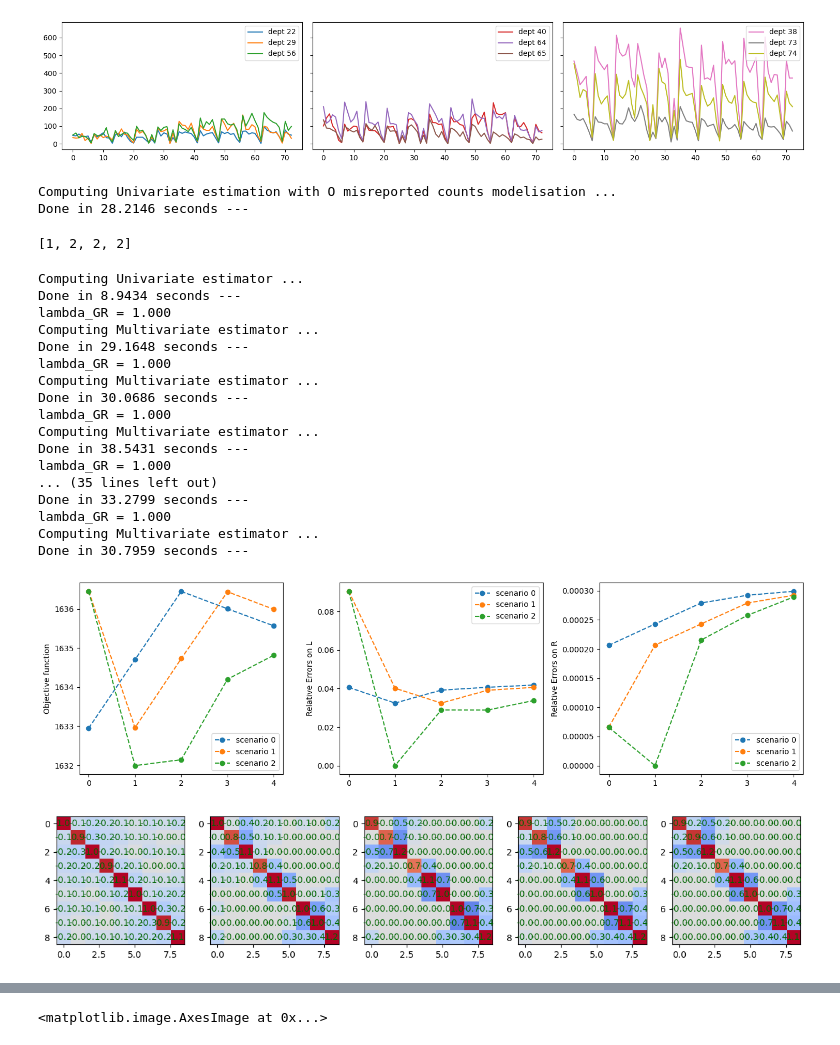
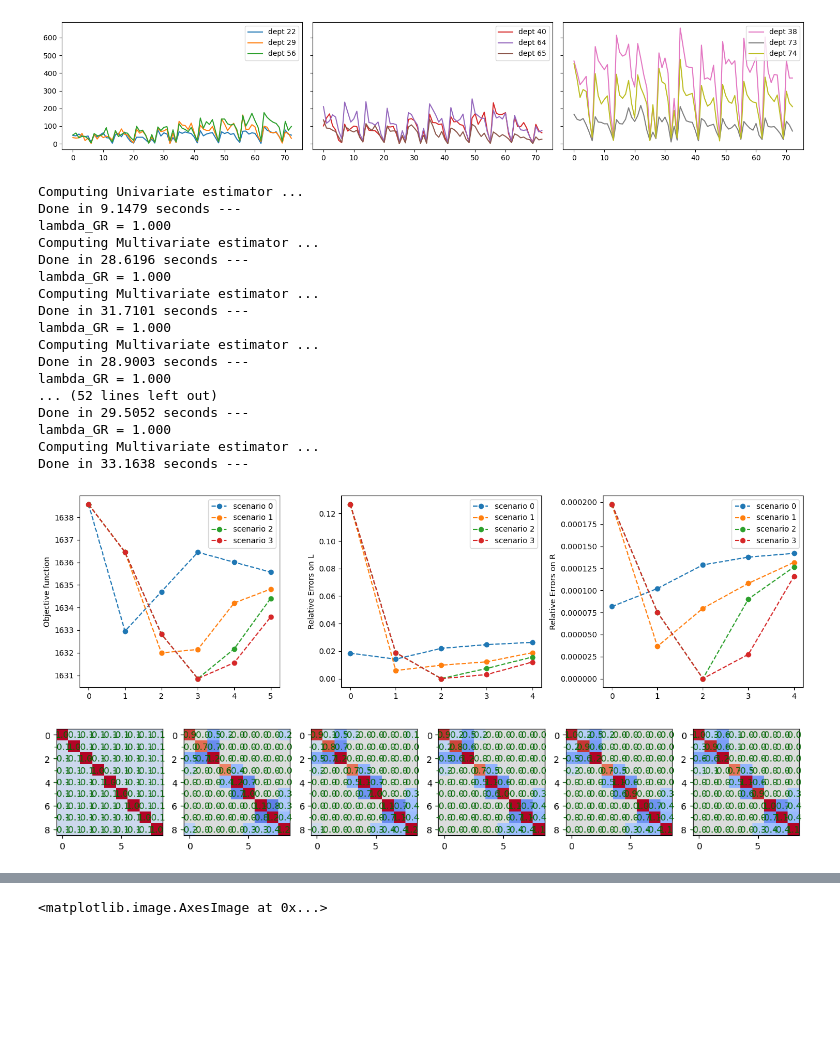
Before and after one commit to elasalle/Covid_R_L_estim, a Jupyter notebook: test_laplacianLearning_fr_dept.ipynb, the cells around one changed output, grey strips where cells are left out. Saved outputs shown, nothing was run; the diff lists cells and outputs as text; code cells hidden in the pictures; blank space fills up the shorter version.

```diff
--- a/test_laplacianLearning_fr_dept.ipynb
+++ b/test_laplacianLearning_fr_dept.ipynb
@@ -118,17 +71,7 @@ First day : 2020-12-01
 [figure]
 # %%
 # get R estim with O as a reference
-RestimUO = Rt_U_O(ZData, 3.5, 0.03, options=options)
+# RestimUO = Rt_U_O(ZData, 3.5, 0.03, options=options)
-# %% [output]
-Computing Univariate estimation with O misreported counts modelisation ...
-Done in 28.2146 seconds ---
-# %%
-l = [1,2]
-if len(l)<4:
-    l = l + [l[-1]]*(4-len(l))
-l
-# %% [output]
-[1, 2, 2, 2]
 # %%
 reload(Rt_L)
 
@@ -140,7 +83,7 @@ init_param = {"options":options, "lambdaU_pwlin": 20}
 
 #optim param
 lambda_Fro = 0.25
-lambda_GRs = [ [1.] , [0.1, 1.], [0.1, 0.5, 1.]]
+lambda_GRs = [ [1.] , [0.1, 0.5, 1.], [0.1, 0.4, 0.7, 1.], [0.1, 0.4, 0.7, 0.85, 1.] ]
 lambda_pwlin = 20
 
 various_Rs, various_Ls, various_objs = [], [], []
@@ -149,22 +92,22 @@ for lambda_GR in lambda_GRs:
     various_Rs.append(Restims), various_Ls.append(Lestims), various_objs.append(objs)
 # %% [output]
 Computing Univariate estimator ...
-Done in 8.9434 seconds ---
+Done in 9.1479 seconds ---
 lambda_GR = 1.000
 Computing Multivariate estimator ...
-Done in 29.1648 seconds ---
+Done in 28.6196 seconds ---
 lambda_GR = 1.000
 Computing Multivariate estimator ...
-Done in 30.0686 seconds ---
+Done in 31.7101 seconds ---
 lambda_GR = 1.000
 Computing Multivariate estimator ...
-Done in 38.5431 seconds ---
+Done in 28.9003 seconds ---
 lambda_GR = 1.000
-... (35 lines left out)
-Done in 33.2799 seconds ---
+... (52 lines left out)
+Done in 29.5052 seconds ---
 lambda_GR = 1.000
 Computing Multivariate estimator ...
-Done in 30.7959 seconds ---
+Done in 33.1638 seconds ---
 # %%
 various_objs = np.array(various_objs)
 
@@ -188,33 +131,33 @@ axs[0].plot(various_objs.T, "--o", label=["scenario {}".format(i) for i in range
 axs[0].set_ylabel("Objective function")
 axs[0].legend()
 
-axs[1].plot(Lerrors.T, "--o", label=["scenario {}".format(i) for i in range(n_scenario)] )
+axs[1].plot(Lerrors[:,1:].T, "--o", label=["scenario {}".format(i) for i in range(n_scenario)] )
 axs[1].set_ylabel("Relative Errors on L")
 axs[1].legend()
 
 
-axs[2].plot(Rerrors.T, "--o", label=["scenario {}".format(i) for i in range(n_scenario)] )
+axs[2].plot(Rerrors[:,1:].T, "--o", label=["scenario {}".format(i) for i in range(n_scenario)] )
 axs[2].set_ylabel("Relative Errors on R")
 axs[2].legend()
 
 plt.tight_layout()
 # %% [output]
-[figure, old version]
+[figure, new version]
 # %%
-sc = 2
+sc = 0
 Lestims = various_Ls[sc]
 Restims = various_Rs[sc]
 # %%
 n = Lestims[0].shape[0]
-fig, axs = plt.subplots(1, n_max_iter, figsize=(15,5), squeeze=False)
+fig, axs = plt.subplots(1, n_max_iter+1, figsize=(15,5), squeeze=False)
 for L, ax in zip(Lestims, axs[0]):
     ax.imshow(L, cmap="coolwarm", vmin=-1, vmax=1)
     for i in range(n):
         for j in range(n):
             c = L[i,j]
             ax.text(i, j, "{:2.1f}".format(c), va='center', ha='center', color="darkgreen")
 # %% [output]
-[figure, old version]
+[figure, new version]
 # %%
 fig, axs = plt.subplots(n_max_iter+1, nclusters, figsize=(10,10), sharex=True, sharey="row", squeeze=False)
 for i in range(n_max_iter+1):
```
Also changed, not shown: parts of 5 cells of this notebook, 5 other files.
